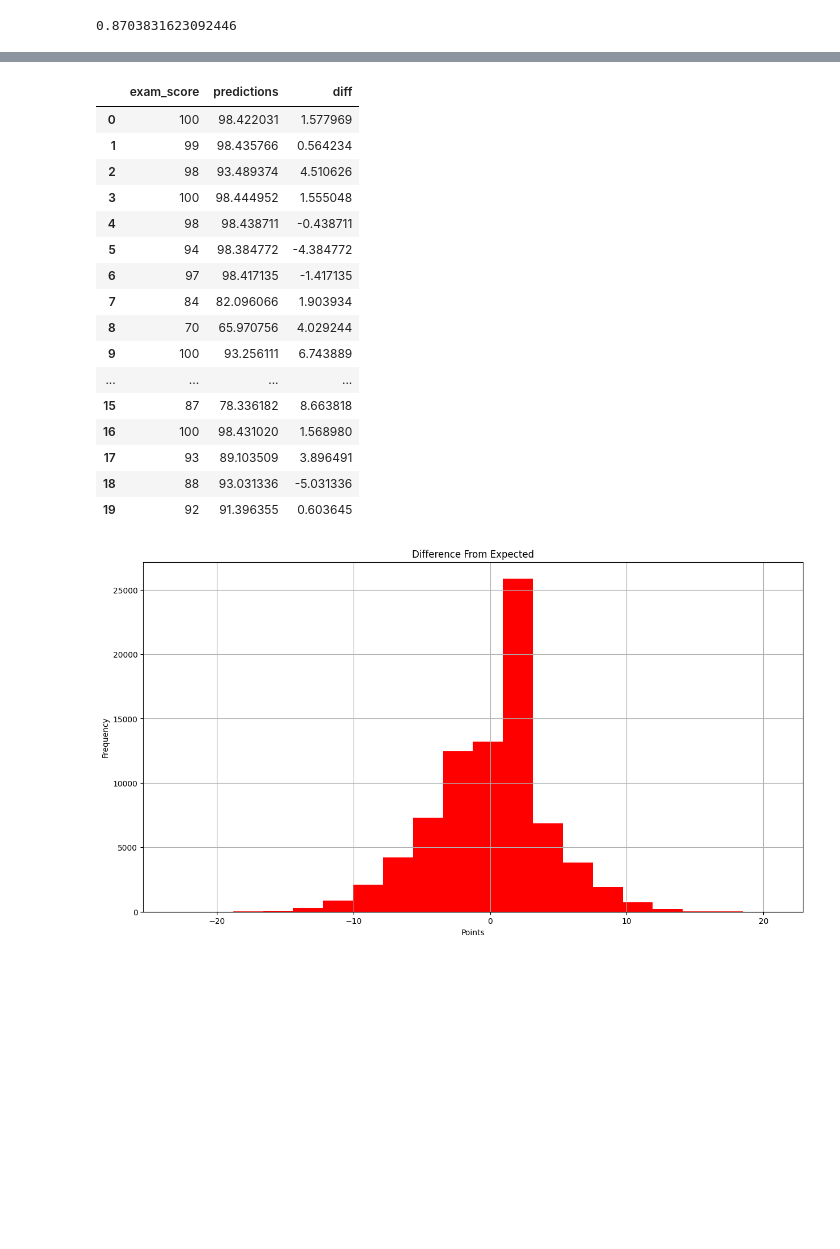
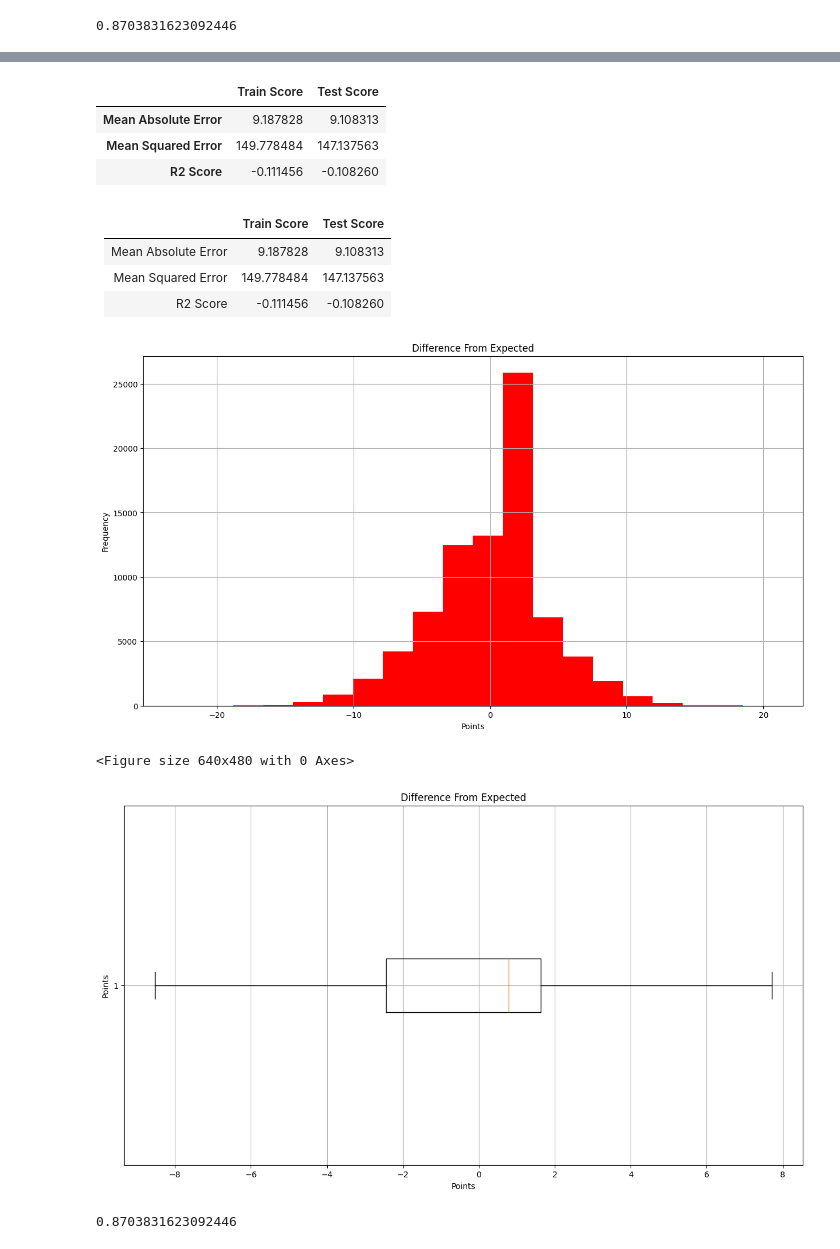
Before and after one commit to 5h33p/student_habits, a Jupyter notebook: Development.ipynb, the cells around one changed output, grey strips where cells are left out. Saved outputs shown, nothing was run; the diff lists cells and outputs as text; code cells hidden in the pictures; blank space fills up the shorter version.

Commit message:
Finishing evaluation

```diff
--- a/Development.ipynb
+++ b/Development.ipynb
@@ -395,33 +464,47 @@ final_pipeline.score(X, y)
+# %%
+data = [[msa_train_dummy, msa_test_dummy], [mse_train_dummy, mse_test_dummy], [r2_train_dummy, r2_test_dummy]]
+
+evaluation_df = pd.DataFrame(data=data, columns=['Train Score', 'Test Score'], index=['Mean Absolute Error', 'Mean Squared Error', 'R2 Score'])
+evaluation_df
+# %% [output]
+|  | Train Score | Test Score |
+| Mean Absolute Error | 9.187828 | 9.108313 |
+| Mean Squared Error | 149.778484 | 147.137563 |
+| R2 Score | -0.111456 | -0.108260 |
+# %% [markdown]
+||Train Score|	Test Score
+|---|---|---
+Mean Absolute Error|	9.187828|	9.108313
+Mean Squared Error	|149.778484|	147.137563
+R2 Score	|-0.111456	|-0.108260
 # %%
 df_predictions = pd.DataFrame(data=y, columns=['exam_score'])
 df_predictions['predictions'] = final_pipeline.predict(X)
 df_predictions['diff'] = df_predictions.exam_score - df_predictions.predictions
-df_predictions.head(20)
+
+plt.figure(figsize=(15, 8))
+plt.hist(df_predictions['diff'], bins=20, histtype='stepfilled', color='r')
+plt.ylabel('Frequency')
+plt.xlabel('Points')
+plt.title('Difference From Expected')
+plt.grid(True)
+plt.show()
 # %% [output]
-|  | exam_score | predictions | diff |
-| 0 | 100 | 98.422031 | 1.577969 |
-| 1 | 99 | 98.435766 | 0.564234 |
-| 2 | 98 | 93.489374 | 4.510626 |
-| 3 | 100 | 98.444952 | 1.555048 |
-| 4 | 98 | 98.438711 | -0.438711 |
-| 5 | 94 | 98.384772 | -4.384772 |
-| 6 | 97 | 98.417135 | -1.417135 |
-| 7 | 84 | 82.096066 | 1.903934 |
-| 8 | 70 | 65.970756 | 4.029244 |
-| 9 | 100 | 93.256111 | 6.743889 |
-| ... | ... | ... | ... |
-| 15 | 87 | 78.336182 | 8.663818 |
-| 16 | 100 | 98.431020 | 1.568980 |
-| 17 | 93 | 89.103509 | 3.896491 |
-| 18 | 88 | 93.031336 | -5.031336 |
-| 19 | 92 | 91.396355 | 0.603645 |
+[figure, added]
 # %%
+plt.clf()
 plt.figure(figsize=(15, 8))
-plt.hist(df_predictions['diff'], bins=20, histtype='stepfilled', color='r')
-plt.ylabel('Frequency')
+plt.boxplot(df_predictions['diff'], vert=False, showfliers=False)
+plt.boxplot()
 plt.xlabel('Points')
+plt.ylabel('Points')
 plt.title('Difference From Expected')
 plt.grid(True)
 plt.show()
 # %% [output]
+<Figure size 640x480 with 0 Axes>
-[figure, old version]
+[figure, new version]
+# %%
+final_pipeline.score(X, y, )
+# %% [output]
+0.8703831623092446
```
Also changed, not shown: parts of 5 cells of this notebook.
